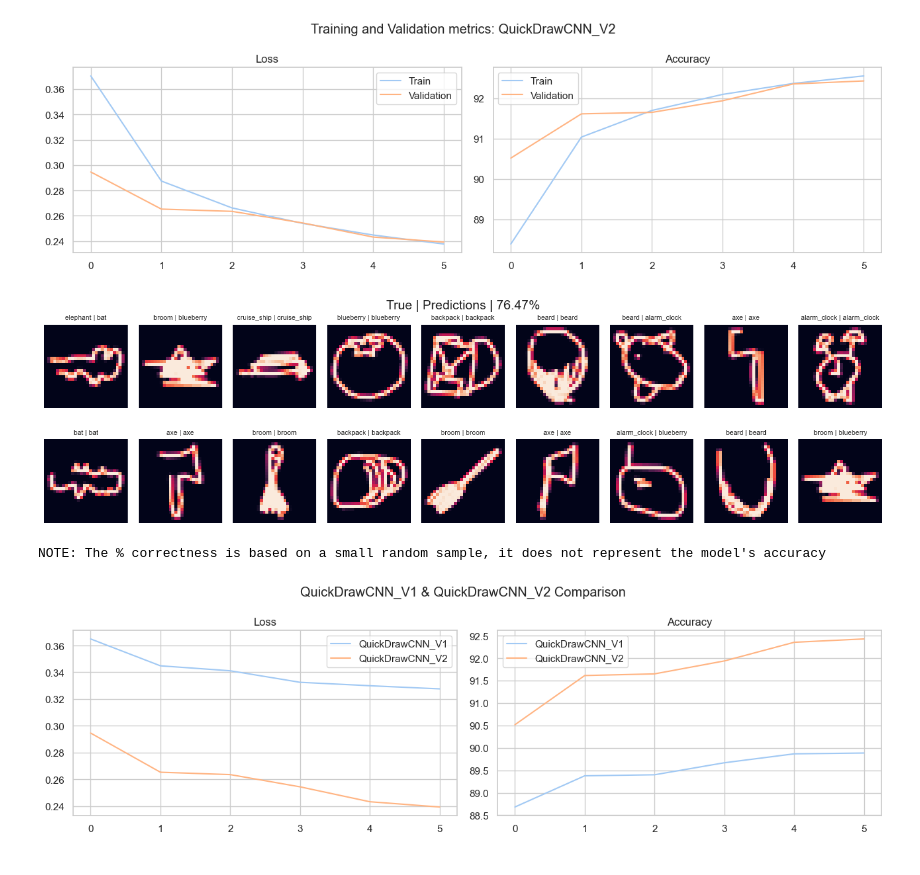
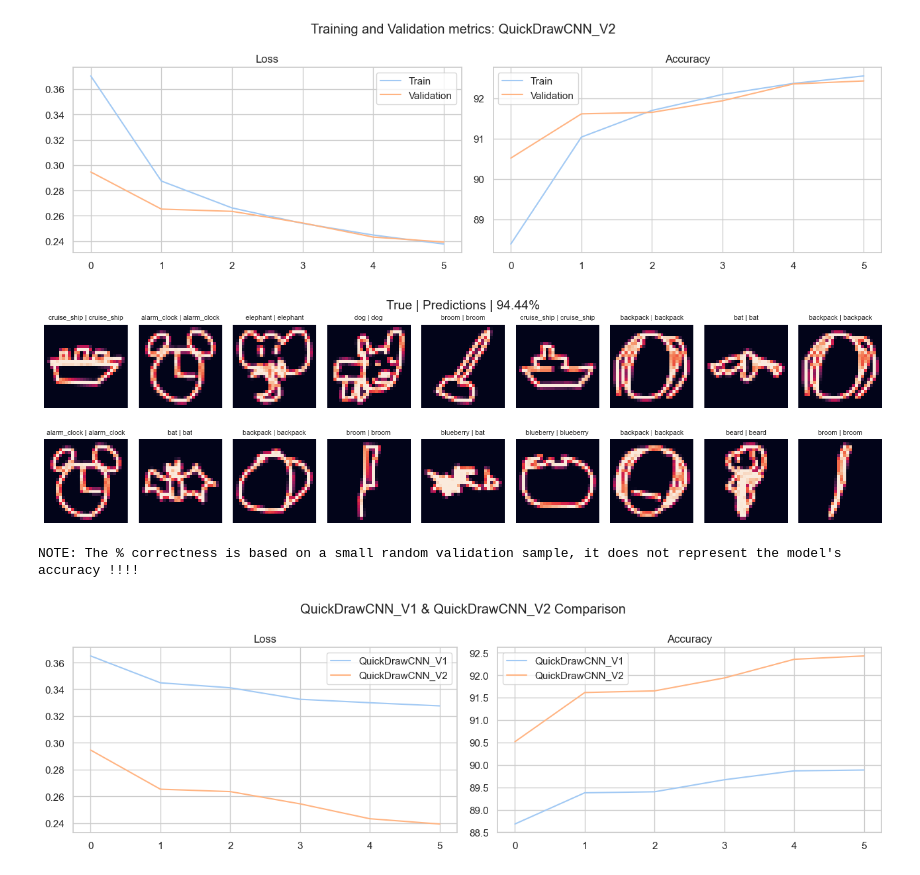
Before and after one commit to SafoanMiah/quick-draw-neural-net, a Jupyter notebook: main.ipynb, the cells around one changed output. Drawn from its saved outputs; the diff is of its cells as text; code cells hidden in the pictures.

```diff
--- a/main.ipynb
+++ b/main.ipynb
@@ -472,9 +481,9 @@ def get_dict_key(dictionary, value):
             return k
 # %%
 # manual view on
-def random_pred(n, model, loader, label_map, visualize=False, rows=1):
+def test_pred(n, model, loader, label_map, visualize=False, rows=1, notice=False):
     '''
-    Predict the catefory of an image using a trained model and visualize if need be
+    Predict the catetory of n images using a trained model and visualize if need be
 
     parameters:
     n: number of images to predict
@@ -483,11 +492,14 @@ def random_pred(n, model, loader, label_map, visualize=False, rows=1):
     map: labels mapping
     visualize: display images or not
     rows: number of rows in the plot, must be a factor of n
+    notice: print the notice/warning
 
     output: image with label
+    return: dataframe with incorrect predictions and % correct
+
     '''
 
-    predictions = {'image': [], 'true': [], 'pred': []}
+    predictions = {'image': [], 'true': [], 'pred': [], 'correct': []}
 
     for _ in range(n):
         feature, label = next(iter(loader)) # data unseen by model
@@ -505,6 +517,13 @@ def random_pred(n, model, loader, label_map, visualize=False, rows=1):
         predictions['image'].append(image_arr)
         predictions['true'].append(label)
         predictions['pred'].append(pred)
+        predictions['correct'].append(label == pred)
+
+    # correct predictions %
+    correct_p = round((sum(predictions['correct']) / n) * 100, 2)
+
+    # remove batch dimension, and convert tensors to numpy
+    predictions['image'] = [img_tensor.squeeze(0).numpy() for img_tensor in predictions['image']]
 
     # visualize
     if visualize:
@@ -513,17 +532,23 @@ def random_pred(n, model, loader, label_map, visualize=False, rows=1):
         [ax.axis('off') for ax in axs]
 
         for n in range(n):
-            axs[n].imshow(predictions['image'][n].squeeze(0))
+            axs[n].imshow(predictions['image'][n])
             axs[n].set_title(f'{predictions["true"][n]} | {predictions["pred"][n]}', fontsize=8)
 
-        correct = sum([1 for n in range(n) if predictions['true'][n] == predictions['pred'][n]]) / n # correct predictions
-
         plt.tight_layout()
-        plt.suptitle(f'True | Predictions | {correct*100:.2f}%', fontsize=15)
+        plt.suptitle(f'True | Predictions | {correct_p}%', fontsize=15)
         plt.show()
 
     else:
-        print(f'True: {predictions['true']} \nPredictions: {predictions['pred']} \n{correct*100:.2f}%')
+        incorrect_preds = {'image': [], 'true': [], 'pred': [], 'correct': []}
+        for i in range(len(predictions['correct'])):
+            if not predictions['correct'][i]:
+                incorrect_preds['image'].append(predictions['image'][i])
+                incorrect_preds['true'].append(predictions['true'][i])
+                incorrect_preds['pred'].append(predictions['pred'][i])
+                incorrect_preds['correct'].append(predictions['correct'][i])
 
-    print("NOTE: The % correctness is based on a small random sample, it does not represent the model's accuracy")
+        return pd.DataFrame(incorrect_preds), correct_p
+
+    print("NOTE: The % correctness is based on a small random validation sample, it does not represent the model's accuracy !!!!")
 # %%
@@ -646,13 +671,13 @@ plot_metrics(f'Training and Validation metrics: {model_2._get_name()}',train_los
 # %% [output]
 [figure]
 # %%
-random_pred(n=18,
+test_pred(n=18,
              model=model_2,
-             loader=test_loader,
+             loader=val_loader,
              label_map=labels_map,
              visualize=True,
              rows=2)
 # %% [output]
-[figure, old version]
+[figure, new version]
-NOTE: The % correctness is based on a small random sample, it does not represent the model's accuracy
+NOTE: The % correctness is based on a small random validation sample, it does not represent the model's accuracy !!!!
 # %%
```
Also changed, not shown: parts of 15 cells of this notebook.
